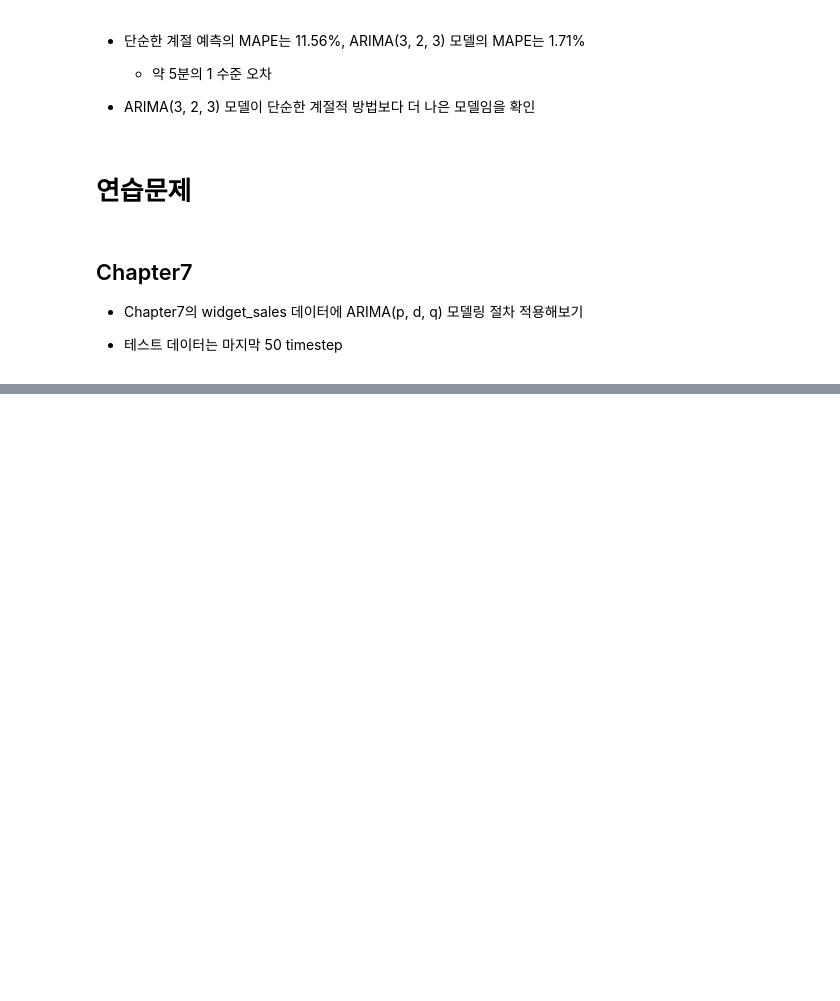
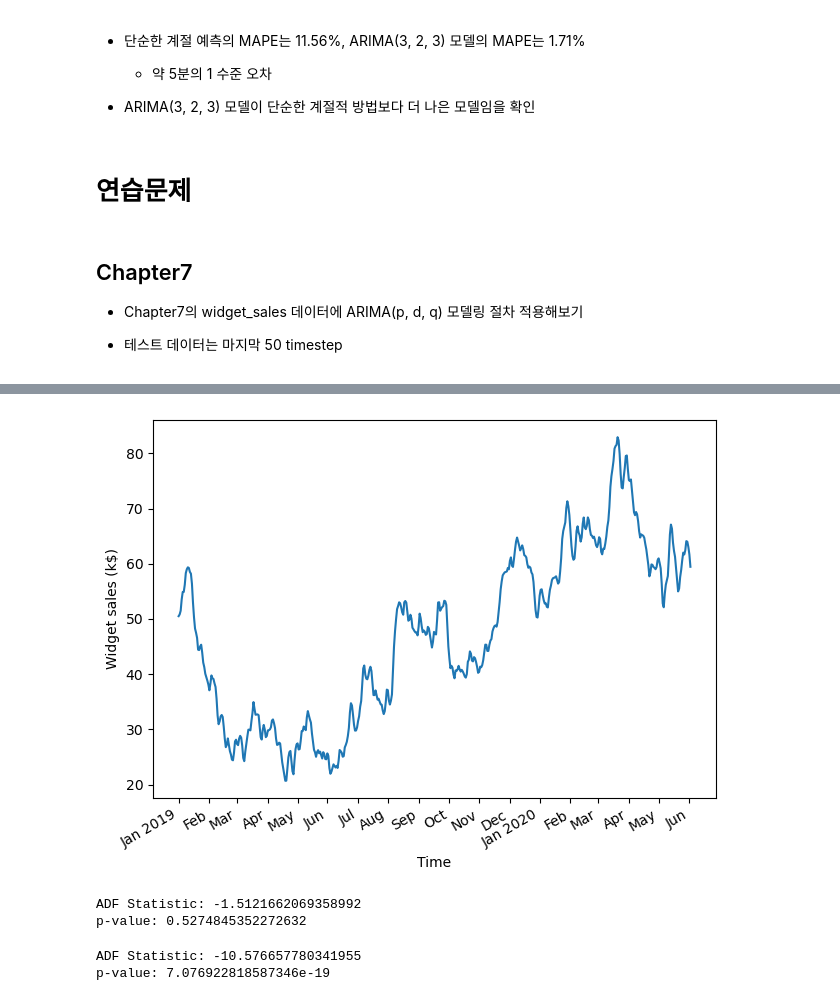
Before and after one commit to mygithub05253/EST-CAMP-AI-Quant, a Jupyter notebook: learning/05-time-series/10.비정상시계열예측.ipynb, the cells around one changed output, grey strips where cells are left out. Cells and saved outputs as stored; diff of their text form; code cells hidden in the pictures; blank space fills up the shorter version.

```diff
--- a/learning/05-time-series/10.비정상시계열예측.ipynb
+++ b/learning/05-time-series/10.비정상시계열예측.ipynb
@@ -401,3 +401,5 @@ plt.show()
 - Chapter7의 widget_sales 데이터에 ARIMA(p, d, q) 모델링 절차 적용해보기
 
 - 테스트 데이터는 마지막 50 timestep
+# %%
+df = pd.read_csv("./data/csv/widget_sales.csv")
@@ -403,0 +415,36 @@ plt.show()
+# %%
+fig, ax = plt.subplots()
+
+ax.plot(df['widget_sales'])
+ax.set_xlabel('Time')
+ax.set_ylabel('Widget sales (k$)')
+
+plt.xticks(
+    [0, 30, 57, 87, 116, 145, 175, 204, 234, 264, 293, 323, 352, 382, 409, 439, 468, 498],
+    ['Jan 2019', 'Feb', 'Mar', 'Apr', 'May', 'Jun', 'Jul', 'Aug', 'Sep', 'Oct', 'Nov', 'Dec', 'Jan 2020', 'Feb', 'Mar', 'Apr', 'May', 'Jun'])
+
+fig.autofmt_xdate()
+plt.tight_layout()
+
+plt.show()
+# %% [output]
+[figure, added]
+# %%
+ad_fuller_result = adfuller(df["widget_sales"])
+
+print(f"ADF Statistic: {ad_fuller_result[0]}")
+print(f"p-value: {ad_fuller_result[1]}")
+# %% [output]
+ADF Statistic: -1.5121662069358992
+p-value: 0.5274845352272632
+# %%
+# 비정상 시계열이므로 차분
+df_diff = np.diff(df["widget_sales"])
+
+ad_fuller_result = adfuller(df_diff)
+
+print(f"ADF Statistic: {ad_fuller_result[0]}")
+print(f"p-value: {ad_fuller_result[1]}")
+# %% [output]
+ADF Statistic: -10.576657780341955
+p-value: 7.076922818587346e-19
```
Also changed, not shown: parts of 25 cells of this notebook, 22 other files.
